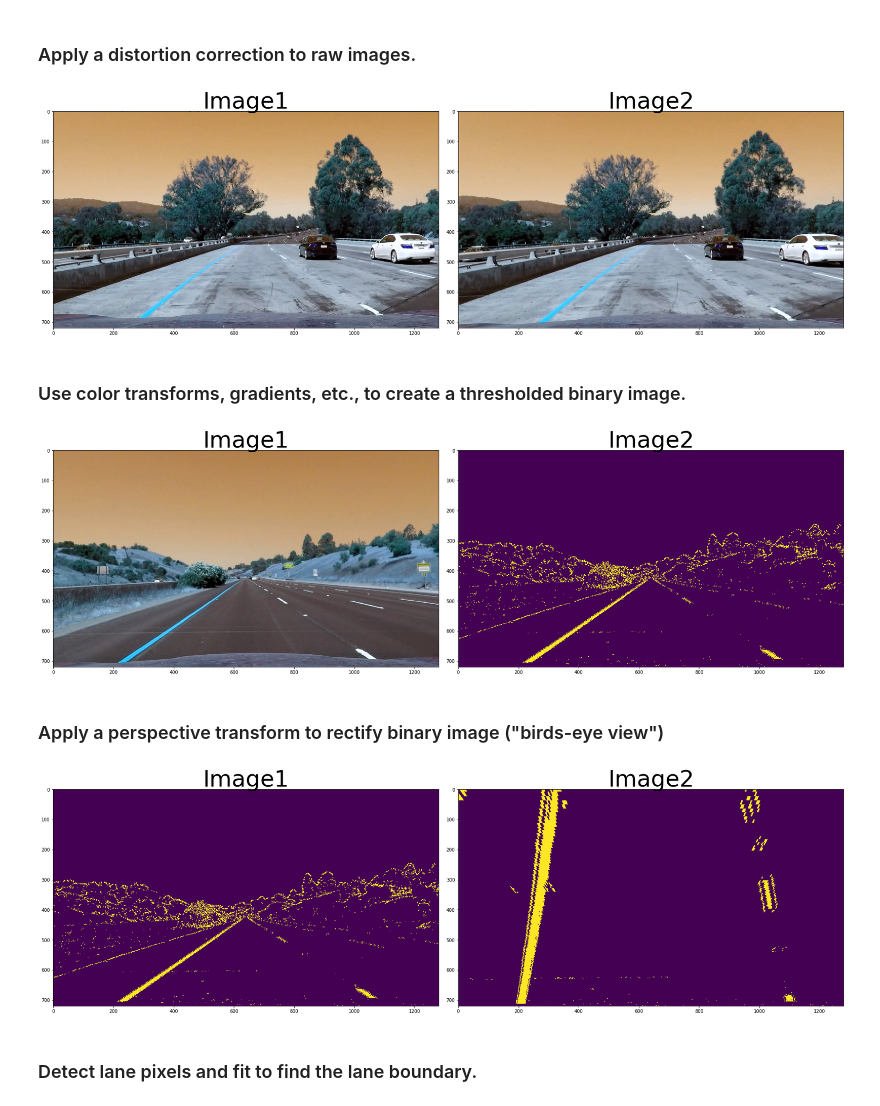
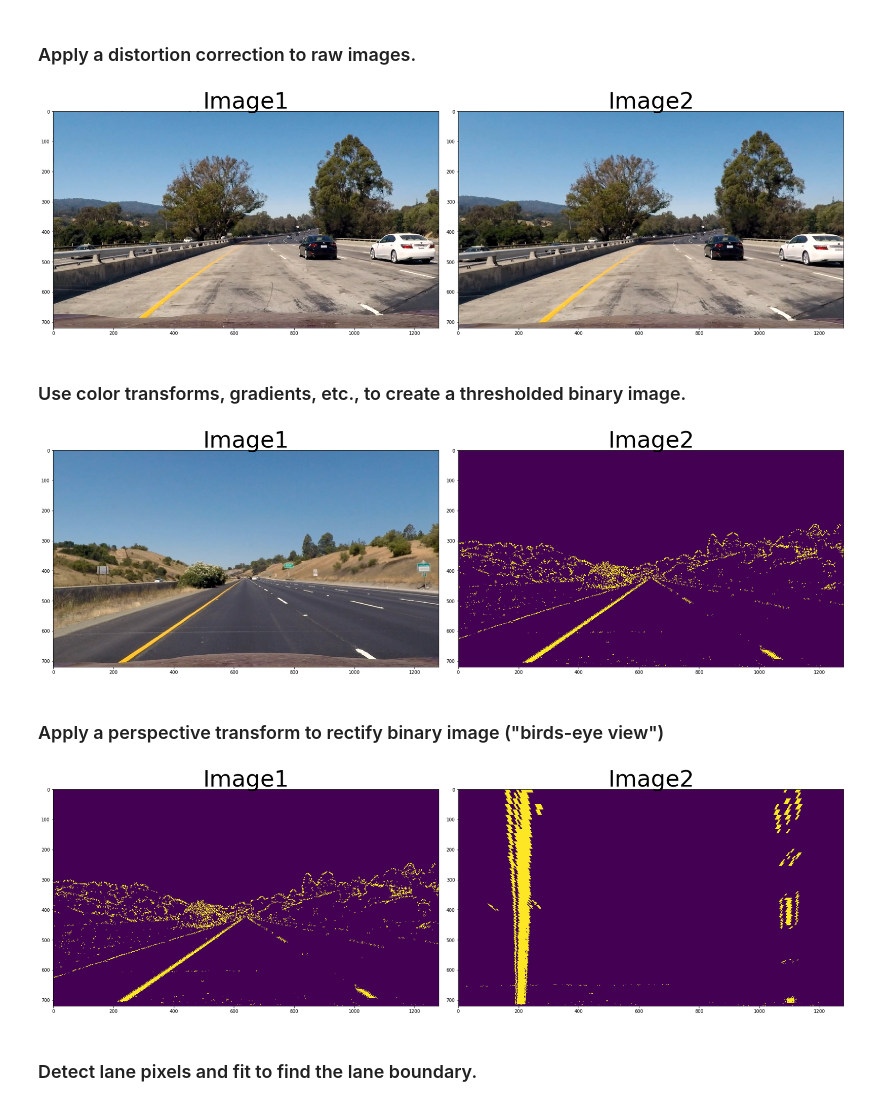
Before and after one commit to VinzenzTrimborn/AdvancedLaneLines, a Jupyter notebook: Advanced Lane Finding.ipynb, the cells around one changed output. Cells and saved outputs as stored; diff of their text form; code cells hidden in the pictures.

```diff
--- a/Advanced Lane Finding.ipynb
+++ b/Advanced Lane Finding.ipynb
@@ -54,12 +54,12 @@ def image_undistort(img, objpoints, imgpoints):
 # %% [markdown]
 ### Apply a distortion correction to raw images.
 # %%
-img = cv2.imread('test_images/test1.jpg')
+img = mpimg.imread('test_images/test1.jpg')
 objectpoints, imagespoints=calibrate()
 undist=image_undistort(img, objectpoints, imagespoints)
 print2images(img,undist)
 # %% [output]
-[figure, old version]
+[figure, new version]
 # %% [markdown]
 ### Use color transforms, gradients, etc., to create a thresholded binary image.
 # %%
@@ -138,31 +138,31 @@ def threshold_pipeline(image, s_thresh=(170, 255), sx_thresh=(20, 100), sy_thres
 
     return combined_binary
 # %%
-image=cv2.imread('test_images/straight_lines1.jpg')
-image2=cv2.imread('test_images/test5.jpg')
+image=mpimg.imread('test_images/straight_lines1.jpg')
+image2=mpimg.imread('test_images/test5.jpg')
 undist=image_undistort(image, objectpoints, imagespoints)
 edges=threshold_pipeline(undist)
 print2images(undist,edges)
 # %% [output]
-[figure, old version]
+[figure, new version]
 # %% [markdown]
 ### Apply a perspective transform to rectify binary image ("birds-eye view")
 # %%
 def give_points():
     #TODO: Find better points
-    src=np.float32([[580,460],[690,460],[900,img.shape[0]],[300,img.shape[0]]])
+    src=np.float32([[595,460],[675,460],[900,img.shape[0]],[300,img.shape[0]]])
     dst=np.float32([[300,0],[900,0],[900,img.shape[0]],[300,img.shape[0]]])
     return src, dst
 def warper(img, src, dst):
     img_size = (img.shape[1], img.shape[0])
     M = cv2.getPerspectiveTransform(src, dst)
     warped = cv2.warpPerspective(img, M, img_size, flags=cv2.INTER_NEAREST)  # keep same size as input image
-    return warped
+    return M, warped
 src, dst = give_points()
-binary_warped = warper(edges,src,dst)
+M, binary_warped = warper(edges,src,dst)
 print2images(edges,binary_warped)
 # %% [output]
-[figure, old version]
+[figure, new version]
 # %% [markdown]
 ### Detect lane pixels and fit to find the lane boundary.
 # %%
```
Also changed, not shown: parts of 7 cells of this notebook.
